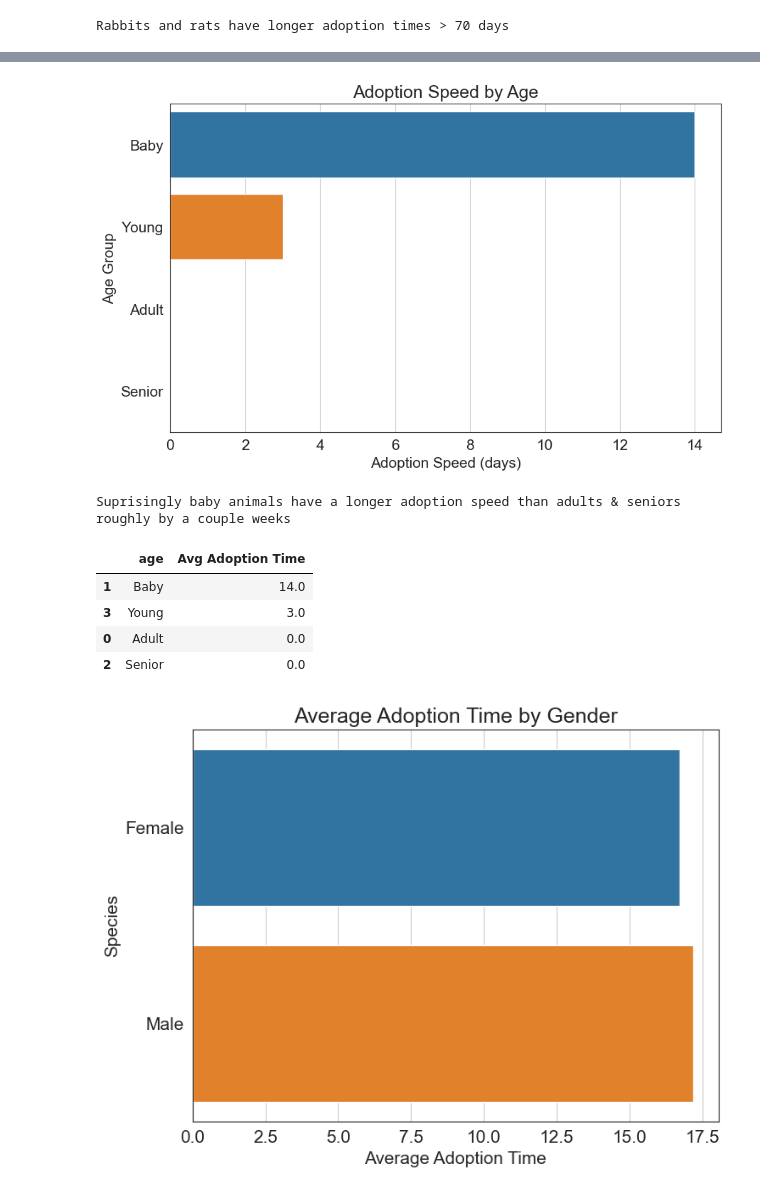
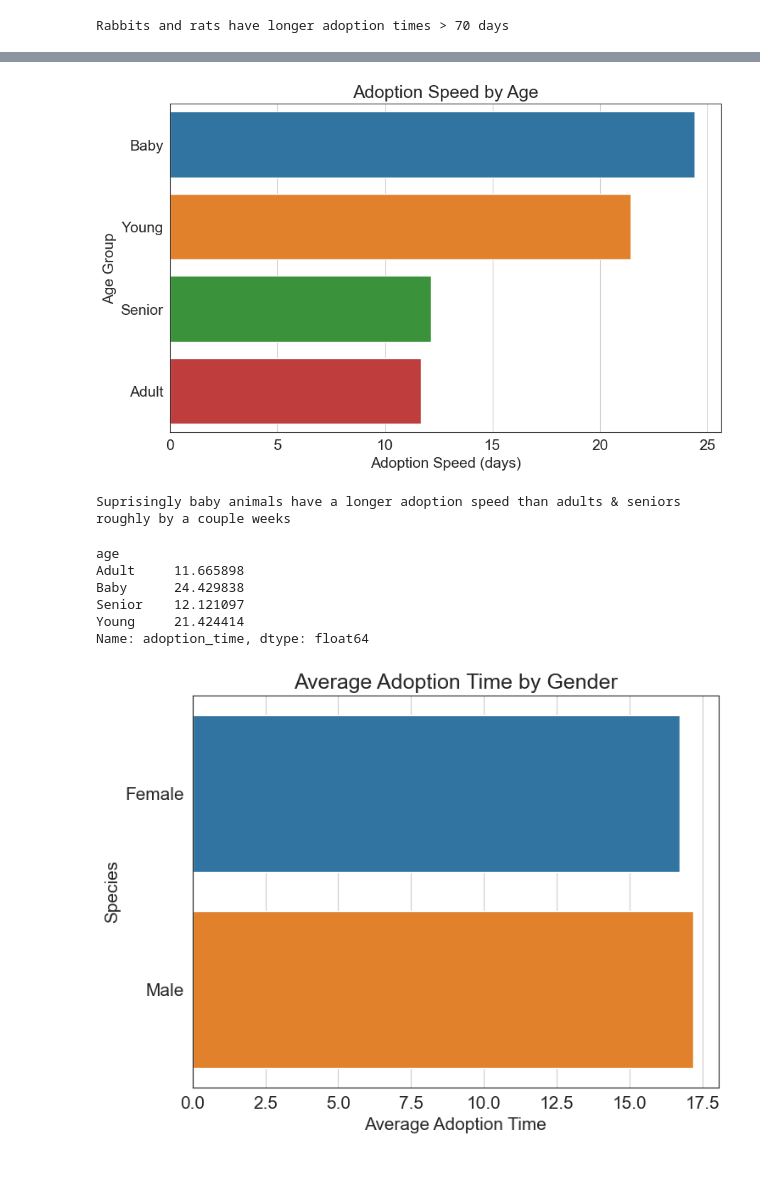
Before and after one commit to elisianguyen/2023-Tennessee-Adoption-Dynamics, a Jupyter notebook: notebooks/all_animal_adoptions_analysis_mvp.ipynb, the cells around one changed output, grey strips where cells are left out. Drawn from its saved outputs; the diff is of its cells as text; code cells hidden in the pictures.

```diff
--- a/notebooks/all_animal_adoptions_analysis_mvp.ipynb
+++ b/notebooks/all_animal_adoptions_analysis_mvp.ipynb
@@ -292,29 +287,32 @@ Name: adoption_time, dtype: float64
 # %%
 # How does an animals age impact adoption speed?
 
 # Group age and calculate average adoption time
-age_at = adopted.groupby('age')['adoption_time'].median().reset_index(name='Avg Adoption Time').sort_values('Avg Adoption Time', ascending=False)
+age_at = adopted.groupby('age')['adoption_time'].mean().reset_index(name='Avg Adoption Time').sort_values('Avg Adoption Time', ascending=False)
 age_at['Avg Adoption Time'] = round(age_at['Avg Adoption Time'], 2)
 
 plt.figure(figsize=(10, 6))
 sns.barplot(x='Avg Adoption Time', y='age', data=age_at)
 plt.xlabel('Adoption Speed (days)')
 plt.ylabel('Age Group')
 plt.title('Adoption Speed by Age')
 plt.grid(axis='x')
 plt.show()
 
 print('Suprisingly baby animals have a longer adoption speed than adults & seniors roughly by a couple weeks')
-
-age_at
 # %% [output]
-[figure, old version]
+[figure, new version]
 Suprisingly baby animals have a longer adoption speed than adults & seniors roughly by a couple weeks
-|  | age | Avg Adoption Time |
-| 1 | Baby | 14.0 |
-| 3 | Young | 3.0 |
-| 0 | Adult | 0.0 |
-| 2 | Senior | 0.0 |
+# %%
+adopted = df[df['status'] == 'adopted']
+adopted.groupby('age')['adoption_time'].mean()
+# %% [output]
+age
+Adult     11.665898
+Baby      24.429838
+Senior    12.121097
+Young     21.424414
+Name: adoption_time, dtype: float64
 # %%
 # How does an animals gender impact adoption speed?
 
```
Also changed, not shown: parts of 29 cells of this notebook, 23 other files.
